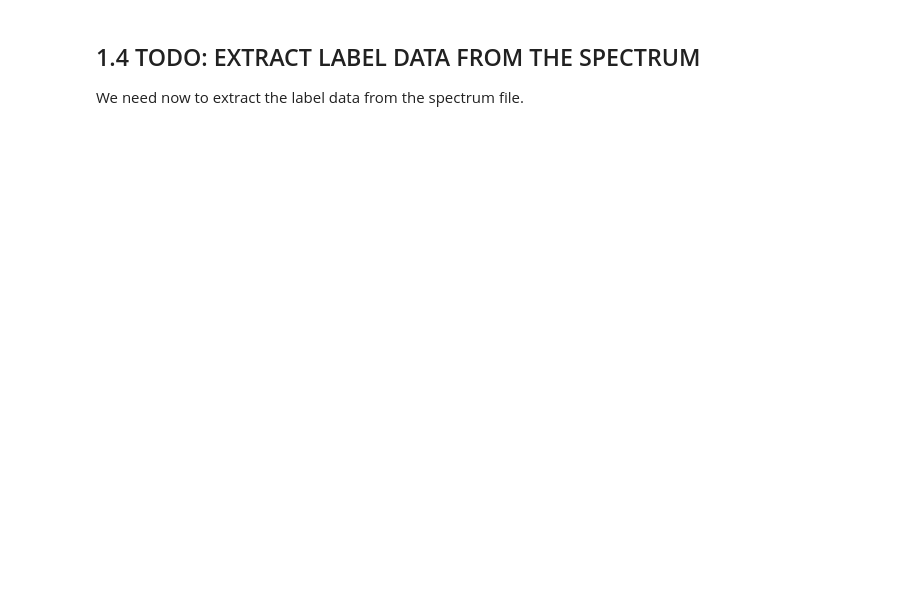
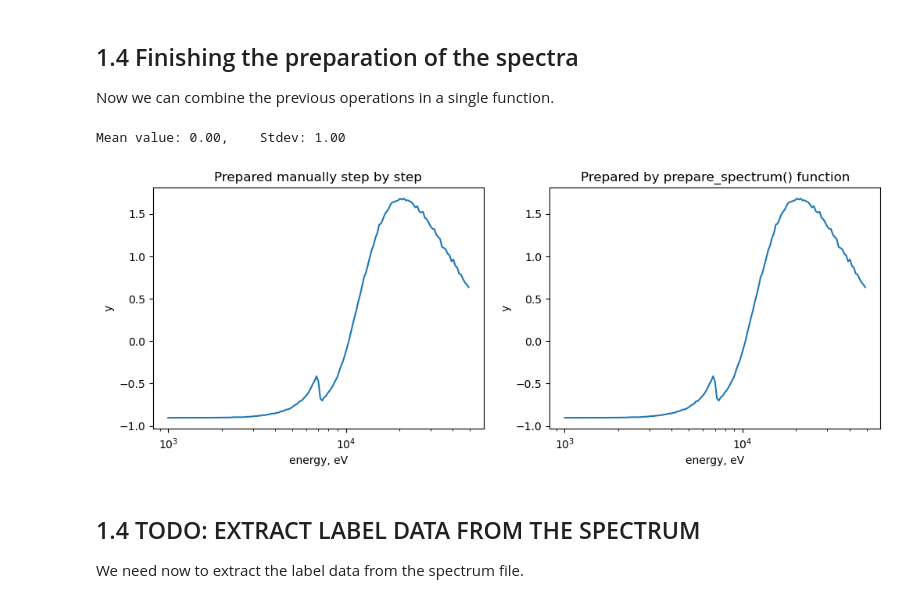
Before and after one commit to melazzini/agn_deeplearning, a Jupyter notebook: main.ipynb, the cells around one changed output. Drawn from its saved outputs; the diff is of its cells as text; code cells hidden in the pictures; blank space fills up the shorter version.

```diff
--- a/main.ipynb
+++ b/main.ipynb
@@ -62,3 +65,21 @@ Mean value: 0.00,    Stdev: 1.00
+# %% [markdown]
+## 1.4 Finishing the preparation of the spectra
+
+Now we can combine the previous operations in a single function.
+# %%
+x_prepared, y_prepared = prepare_spectrum(x_raw=x_raw,y_raw=y_raw,energy_left=1e3, energy_right=50e3, squeezin_factor=2)
+
+# Let's compare both retults, we expect them to be equal
+plot_pair_spectra(x_normalized,y_normalized,
+                  x_prepared,y_prepared,
+                  title_left="Prepared manually step by step",
+                  title_right="Prepared by prepare_spectrum() function",
+                  y_label_right="y",y_label_left="y")
+
+print(f"Mean value: {np.mean(y_normalized):.2f},    Stdev: {np.std(y_normalized):0.2f}")
+# %% [output]
+Mean value: 0.00,    Stdev: 1.00
+[figure, added]
 # %% [markdown]
 ## 1.4 TODO: EXTRACT LABEL DATA FROM THE SPECTRUM
 
```
Also changed, not shown: parts of 4 cells of this notebook, 2 other files.
